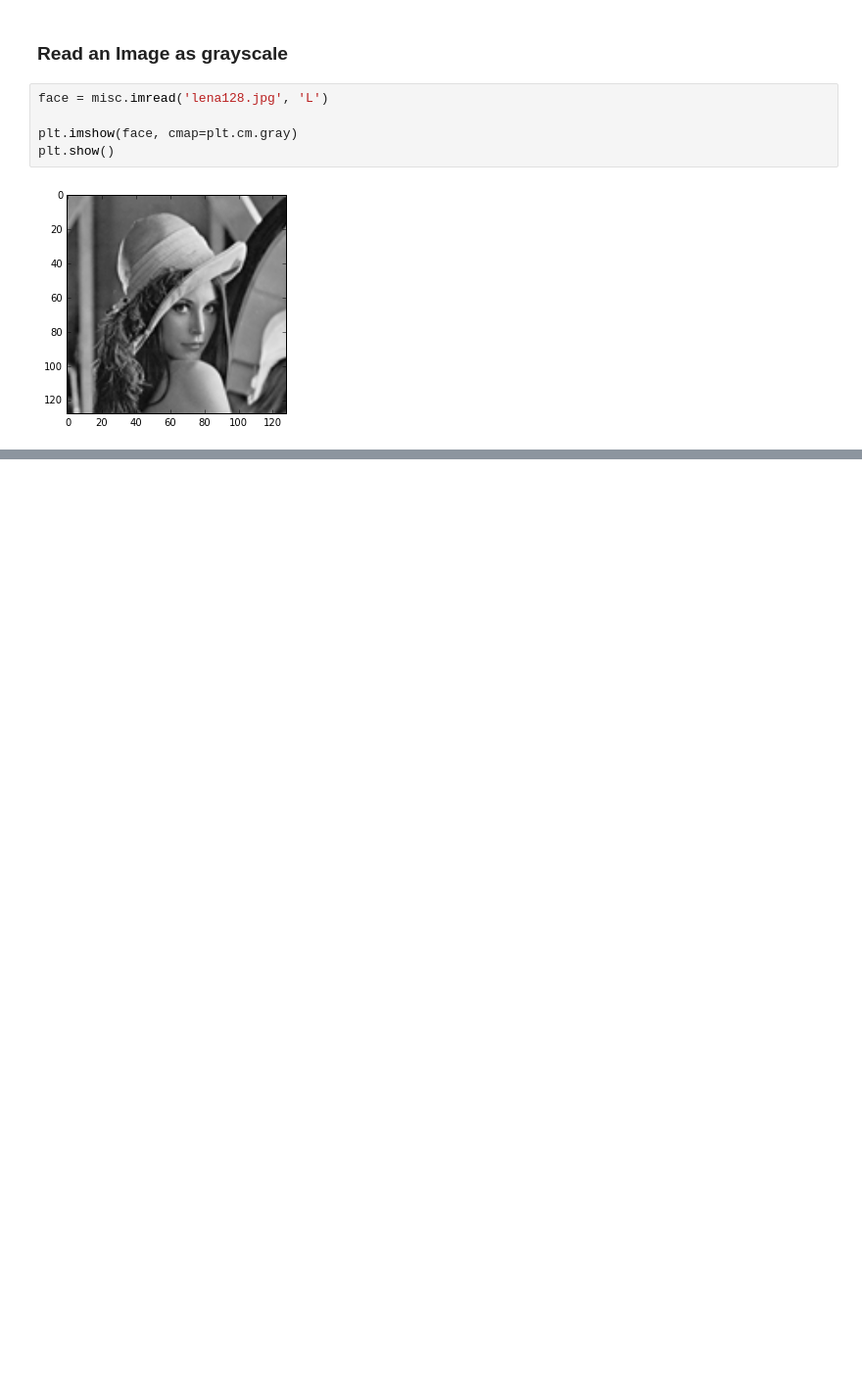
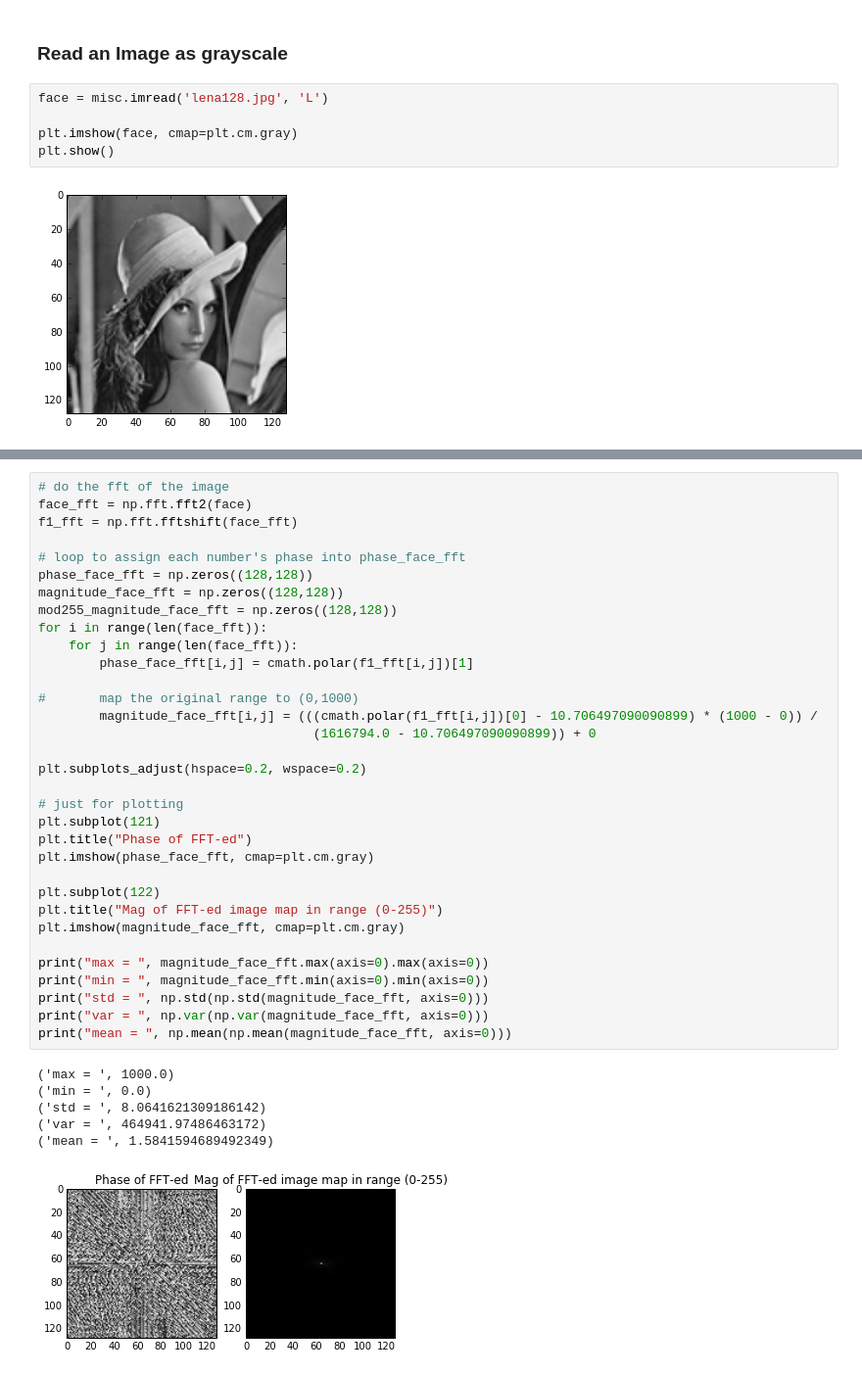
Before and after one commit to robroooh/ipynb_container, a Jupyter notebook: im.ipynb, the cells around one changed output, grey strips where cells are left out. Shown: that part at 98% size. Cells and saved outputs as stored; diff of their text form; blank space fills up the shorter version.

```diff
--- a/im.ipynb
+++ b/im.ipynb
@@ -22,0 +54,40 @@ plt.show()
+# %%
+# do the fft of the image
+face_fft = np.fft.fft2(face)
+f1_fft = np.fft.fftshift(face_fft)
+
+# loop to assign each number's phase into phase_face_fft
+phase_face_fft = np.zeros((128,128))
+magnitude_face_fft = np.zeros((128,128))
+mod255_magnitude_face_fft = np.zeros((128,128))
+for i in range(len(face_fft)):
+    for j in range(len(face_fft)):
+        phase_face_fft[i,j] = cmath.polar(f1_fft[i,j])[1]
+
+#       map the original range to (0,1000)
+        magnitude_face_fft[i,j] = (((cmath.polar(f1_fft[i,j])[0] - 10.706497090090899) * (1000 - 0)) /
+                                    (1616794.0 - 10.706497090090899)) + 0
+
+plt.subplots_adjust(hspace=0.2, wspace=0.2)
+
+# just for plotting
+plt.subplot(121)
+plt.title("Phase of FFT-ed")
+plt.imshow(phase_face_fft, cmap=plt.cm.gray)
+
+plt.subplot(122)
+plt.title("Mag of FFT-ed image map in range (0-255)")
+plt.imshow(magnitude_face_fft, cmap=plt.cm.gray)
+
+print("max = ", magnitude_face_fft.max(axis=0).max(axis=0))
+print("min = ", magnitude_face_fft.min(axis=0).min(axis=0))
+print("std = ", np.std(np.std(magnitude_face_fft, axis=0)))
+print("var = ", np.var(np.var(magnitude_face_fft, axis=0)))
+print("mean = ", np.mean(np.mean(magnitude_face_fft, axis=0)))
+# %% [output]
+('max = ', 1000.0)
+('min = ', 0.0)
+('std = ', 8.0641621309186142)
+('var = ', 464941.97486463172)
+('mean = ', 1.5841594689492349)
+[figure, added]
```
Also changed, not shown: parts of 20 cells of this notebook, 1 other file.
